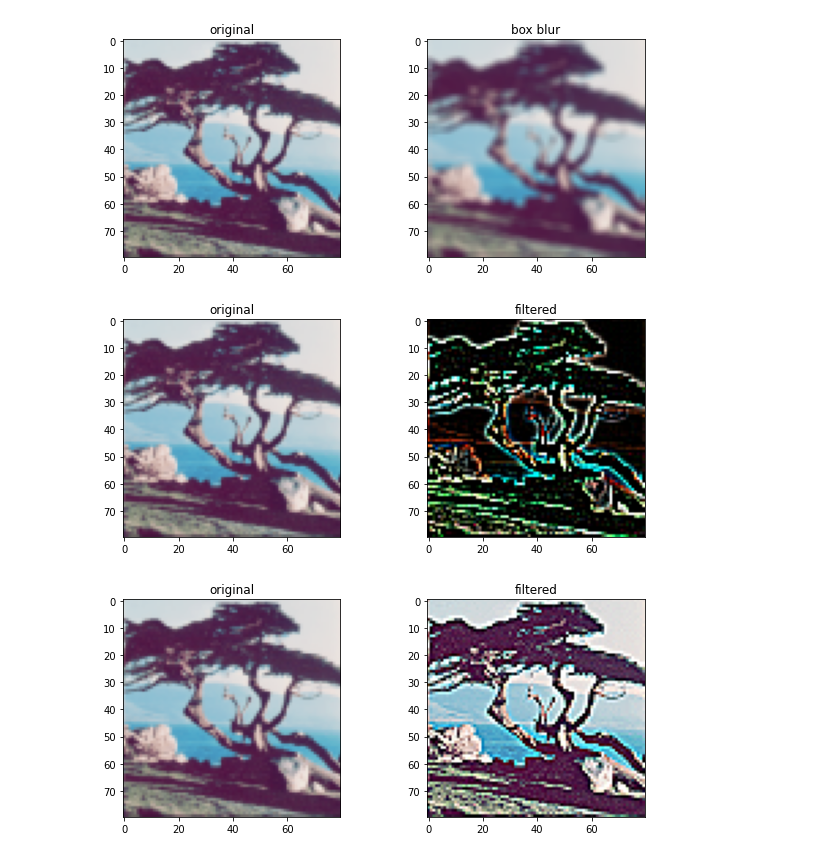
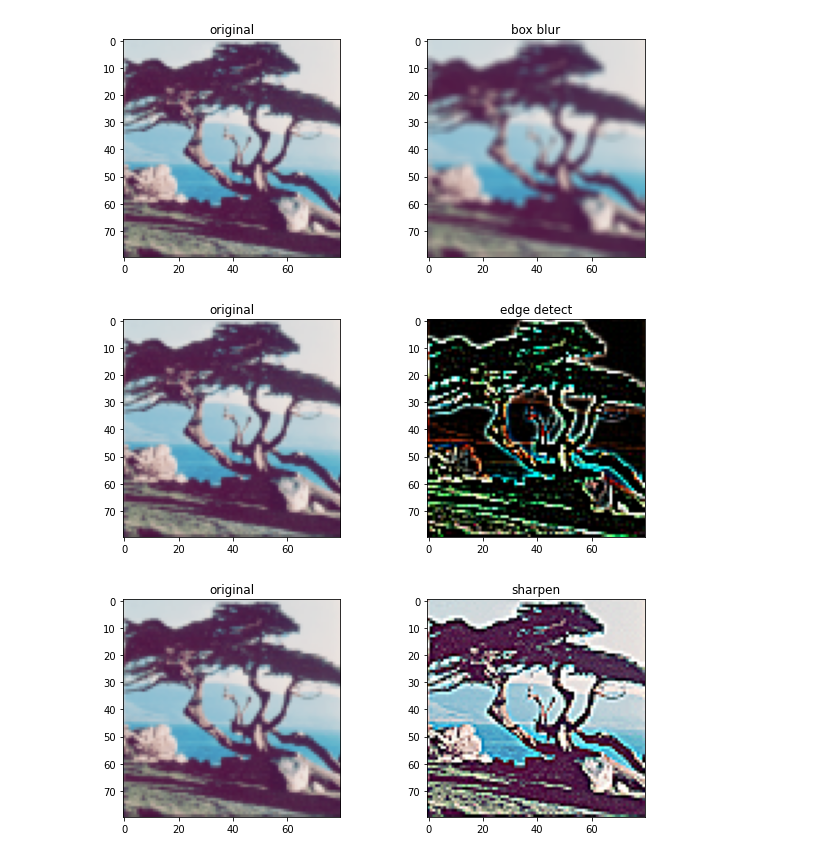
Before and after one commit to kotech1/computervision, a Jupyter notebook: 03_image.ipynb, the cells around one changed output. Saved outputs shown, nothing was run; the diff lists cells and outputs as text; code cells hidden in the pictures.

```diff
--- a/03_image.ipynb
+++ b/03_image.ipynb
@@ -285,15 +287,15 @@ plt.show()
 # %%
 edge_detect = np.array([[-1, -1, -1],
                         [-1,  8, -1],
                         [-1, -1, -1] ])
 kernel = edge_detect
 dst = cv2.filter2D(image, -1, kernel)
 plt.figure(figsize=(10, 4))
 plt.subplot(121),plt.imshow(image),plt.title('original')
-plt.subplot(122),plt.imshow(dst),plt.title('filtered')
+plt.subplot(122),plt.imshow(dst),plt.title('edge detect')
 plt.show()
 # %% [output]
-[figure, old version]
+[figure, new version]
 # %%
 sharpen = np.array([[ 0, -1,  0],
                     [-1,  5, -1],
```
Also changed, not shown: parts of 3 cells of this notebook.
